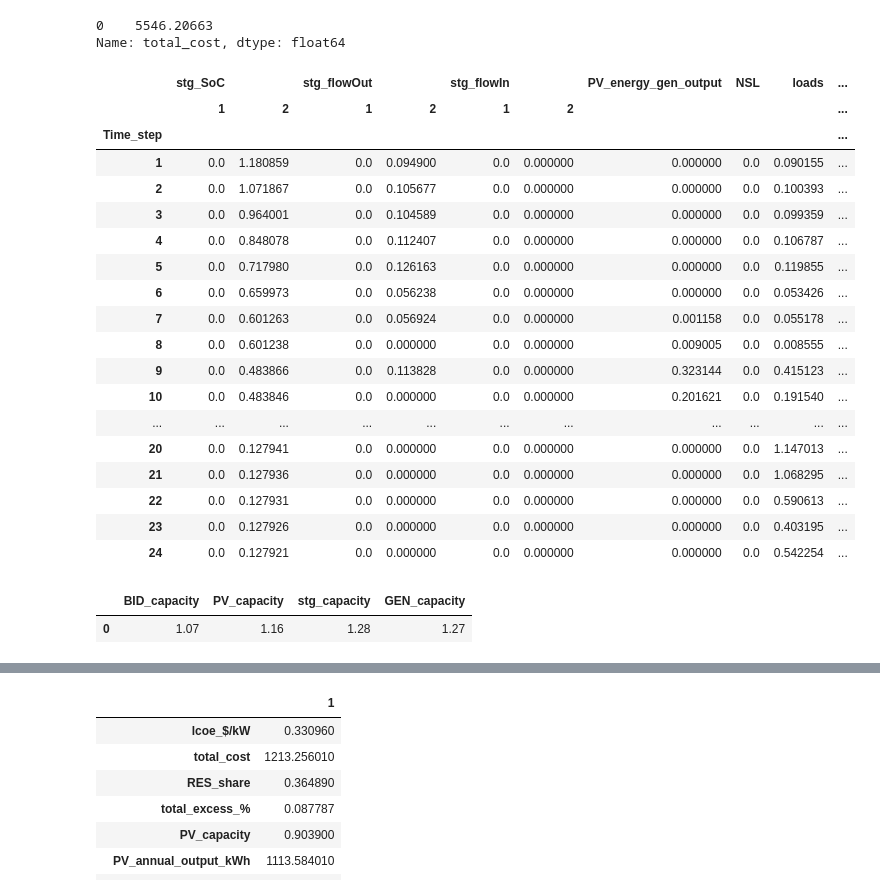
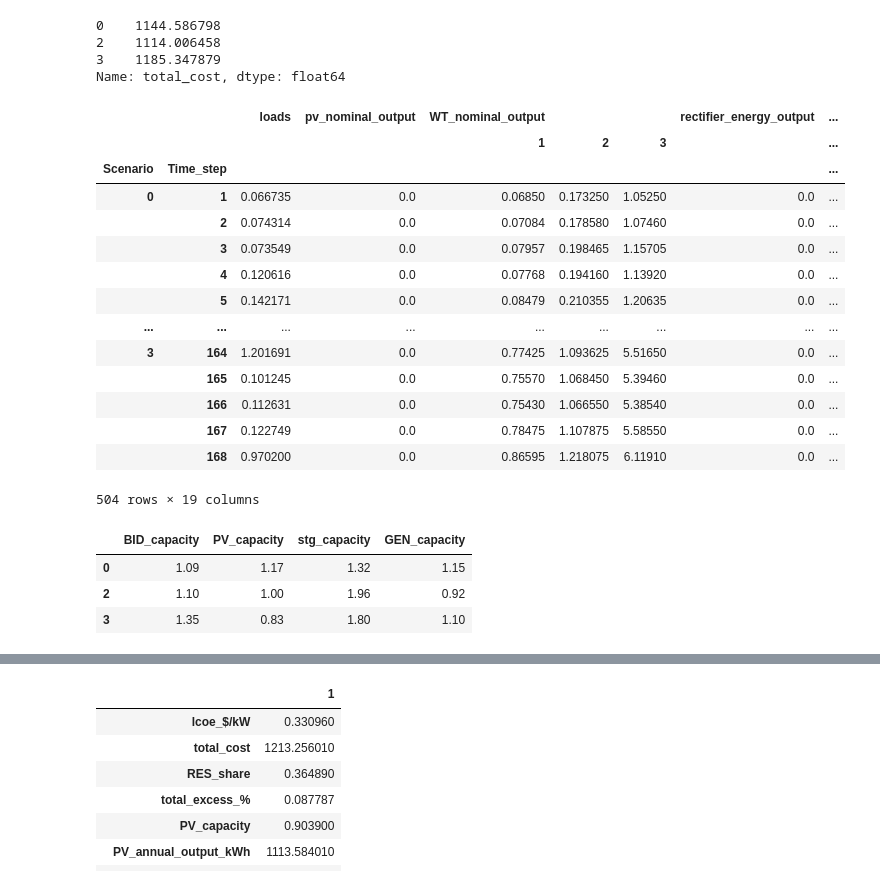
Before and after one commit to remmyd/HRESopt, a Jupyter notebook: results/read hdf5.ipynb, the cells around one changed output, grey strips where cells are left out. Drawn from its saved outputs; the diff is of its cells as text; code cells hidden in the pictures.

```diff
--- a/results/read hdf5.ipynb
+++ b/results/read hdf5.ipynb
@@ -2,12 +2,13 @@
 import pandas as pd
 import matplotlib.pyplot as plt
 # %%
-filename = "Ixchil/results_noGEN.h5"
-filename = "Jocotan/results_noGEN.h5"
+#filename = "Ixchil/results_noGEN.h5"
+#filename = "Jocotan/results_noGEN.h5"
 #filename = "Jocotan/results.h5"
 #filename = "Ixchil/results.h5"
 #filename = "Sensitivity/results.h5"
 #filename = "results.h5"
+filename = "Ixchil_test/results.h5"
 # %%
 
 df_results = pd.read_hdf(filename, key='df_results')
@@ -19,38 +37,40 @@ df_resultsTS = dfTS.set_index(['Scenario', 'Time_step'])
 df_resultsTS = df_resultsTS.loc[0]
 df_results.total_cost
 # %% [output]
-0    5546.20663
+0    1144.586798
+2    1114.006458
+3    1185.347879
 Name: total_cost, dtype: float64
 # %%
 df_bla = df_resultsTS['stg_flowOut']#, 'PV_energy_gen_output', 'NSL', 'loads', 'rectifier_energy_output', 'inverter_energy_output']
 df_resultsTS[['stg_SoC', 'stg_flowOut', 'stg_flowIn','PV_energy_gen_output', 'NSL', 'loads', 'rectifier_energy_output', 'inverter_energy_output', 'GEN_energy_gen_output' ]].loc[0:24]
+
+df_resultsTS
 # %% [output]
-|  | stg_SoC |  | stg_flowOut |  | stg_flowIn |  | PV_energy_gen_output | NSL | loads | ... |
-|  | 1 | 2 | 1 | 2 | 1 | 2 |  |  |  | ... |
-| Time_step |  |  |  |  |  |  |  |  |  | ... |
-| 1 | 0.0 | 1.180859 | 0.0 | 0.094900 | 0.0 | 0.000000 | 0.000000 | 0.0 | 0.090155 | ... |
-| 2 | 0.0 | 1.071867 | 0.0 | 0.105677 | 0.0 | 0.000000 | 0.000000 | 0.0 | 0.100393 | ... |
-| 3 | 0.0 | 0.964001 | 0.0 | 0.104589 | 0.0 | 0.000000 | 0.000000 | 0.0 | 0.099359 | ... |
-| 4 | 0.0 | 0.848078 | 0.0 | 0.112407 | 0.0 | 0.000000 | 0.000000 | 0.0 | 0.106787 | ... |
-| 5 | 0.0 | 0.717980 | 0.0 | 0.126163 | 0.0 | 0.000000 | 0.000000 | 0.0 | 0.119855 | ... |
-| 6 | 0.0 | 0.659973 | 0.0 | 0.056238 | 0.0 | 0.000000 | 0.000000 | 0.0 | 0.053426 | ... |
-| 7 | 0.0 | 0.601263 | 0.0 | 0.056924 | 0.0 | 0.000000 | 0.001158 | 0.0 | 0.055178 | ... |
-| 8 | 0.0 | 0.601238 | 0.0 | 0.000000 | 0.0 | 0.000000 | 0.009005 | 0.0 | 0.008555 | ... |
-| 9 | 0.0 | 0.483866 | 0.0 | 0.113828 | 0.0 | 0.000000 | 0.323144 | 0.0 | 0.415123 | ... |
-| 10 | 0.0 | 0.483846 | 0.0 | 0.000000 | 0.0 | 0.000000 | 0.201621 | 0.0 | 0.191540 | ... |
-| ... | ... | ... | ... | ... | ... | ... | ... | ... | ... | ... |
-| 20 | 0.0 | 0.127941 | 0.0 | 0.000000 | 0.0 | 0.000000 | 0.000000 | 0.0 | 1.147013 | ... |
-| 21 | 0.0 | 0.127936 | 0.0 | 0.000000 | 0.0 | 0.000000 | 0.000000 | 0.0 | 1.068295 | ... |
-| 22 | 0.0 | 0.127931 | 0.0 | 0.000000 | 0.0 | 0.000000 | 0.000000 | 0.0 | 0.590613 | ... |
-| 23 | 0.0 | 0.127926 | 0.0 | 0.000000 | 0.0 | 0.000000 | 0.000000 | 0.0 | 0.403195 | ... |
-| 24 | 0.0 | 0.127921 | 0.0 | 0.000000 | 0.0 | 0.000000 | 0.000000 | 0.0 | 0.542254 | ... |
+|  |  | loads | pv_nominal_output | WT_nominal_output |  |  | rectifier_energy_output | ... |
+|  |  |  |  | 1 | 2 | 3 |  | ... |
+| Scenario | Time_step |  |  |  |  |  |  | ... |
+| 0 | 1 | 0.066735 | 0.0 | 0.06850 | 0.173250 | 1.05250 | 0.0 | ... |
+|  | 2 | 0.074314 | 0.0 | 0.07084 | 0.178580 | 1.07460 | 0.0 | ... |
+|  | 3 | 0.073549 | 0.0 | 0.07957 | 0.198465 | 1.15705 | 0.0 | ... |
+|  | 4 | 0.120616 | 0.0 | 0.07768 | 0.194160 | 1.13920 | 0.0 | ... |
+|  | 5 | 0.142171 | 0.0 | 0.08479 | 0.210355 | 1.20635 | 0.0 | ... |
+| ... | ... | ... | ... | ... | ... | ... | ... | ... |
+| 3 | 164 | 1.201691 | 0.0 | 0.77425 | 1.093625 | 5.51650 | 0.0 | ... |
+|  | 165 | 0.101245 | 0.0 | 0.75570 | 1.068450 | 5.39460 | 0.0 | ... |
+|  | 166 | 0.112631 | 0.0 | 0.75430 | 1.066550 | 5.38540 | 0.0 | ... |
+|  | 167 | 0.122749 | 0.0 | 0.78475 | 1.107875 | 5.58550 | 0.0 | ... |
+|  | 168 | 0.970200 | 0.0 | 0.86595 | 1.218075 | 6.11910 | 0.0 | ... |
+504 rows × 19 columns
 # %%
 df_results_single_col = df_results.sum(level=0, axis=1)
 df_capacities =  df_results_single_col[df_results_single_col.columns[df_results_single_col.columns.to_series().str.contains('capacity')]].drop(['WT_capacity','GEN_capacity_max'],axis = 1)
 df_capacities.round(2)
 # %% [output]
 |  | BID_capacity | PV_capacity | stg_capacity | GEN_capacity |
-| 0 | 1.07 | 1.16 | 1.28 | 1.27 |
+| 0 | 1.09 | 1.17 | 1.32 | 1.15 |
+| 2 | 1.10 | 1.00 | 1.96 | 0.92 |
+| 3 | 1.35 | 0.83 | 1.80 | 1.10 |
 # %%
 r  = df_results['discount_rate']
 
```
Also changed, not shown: parts of 8 cells of this notebook, 31 other files.
